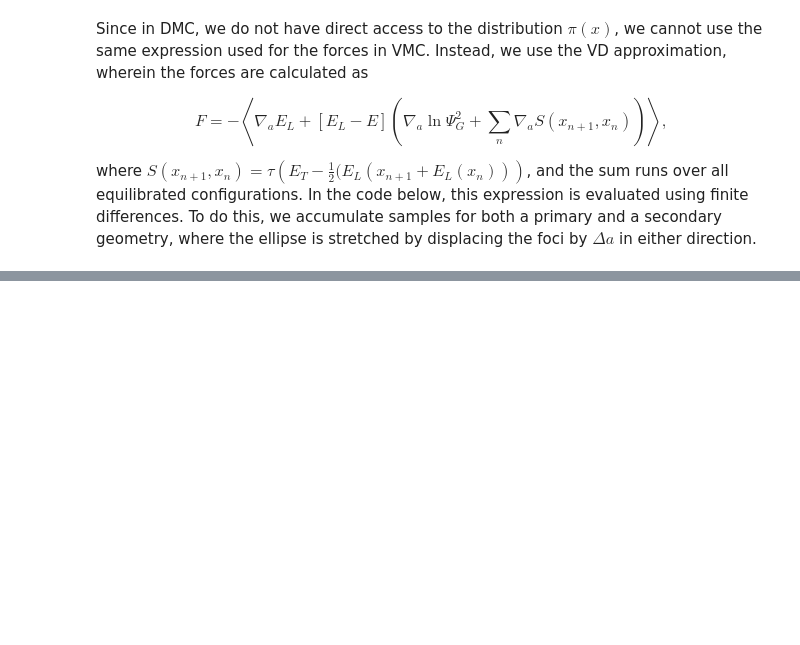
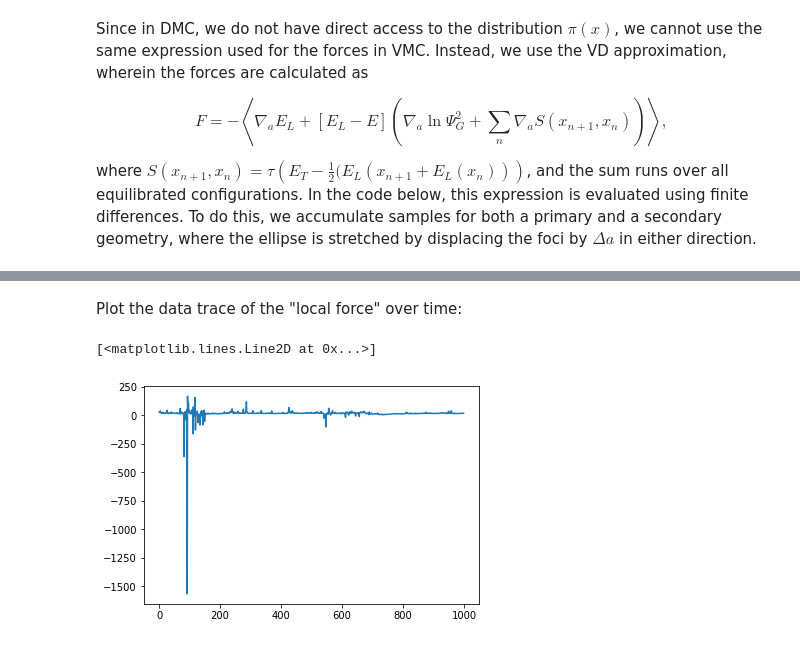
Before and after one commit to Jvanrhijn/pydmc, a Jupyter notebook: examples/elliptic_well.ipynb, the cells around one changed output, grey strips where cells are left out. Cells and saved outputs as stored; diff of their text form; code cells hidden in the pictures; blank space fills up the shorter version.

```diff
--- a/examples/elliptic_well.ipynb
+++ b/examples/elliptic_well.ipynb
@@ -177,0 +205,7 @@ DMC Force: 7.66141
+# %% [markdown]
+Plot the data trace of the "local force" over time:
+# %%
+plt.plot(local_force)
+# %% [output]
+[<matplotlib.lines.Line2D at 0x...>]
+[figure, added]
```
Also changed, not shown: parts of 9 cells of this notebook, 2 other files.
